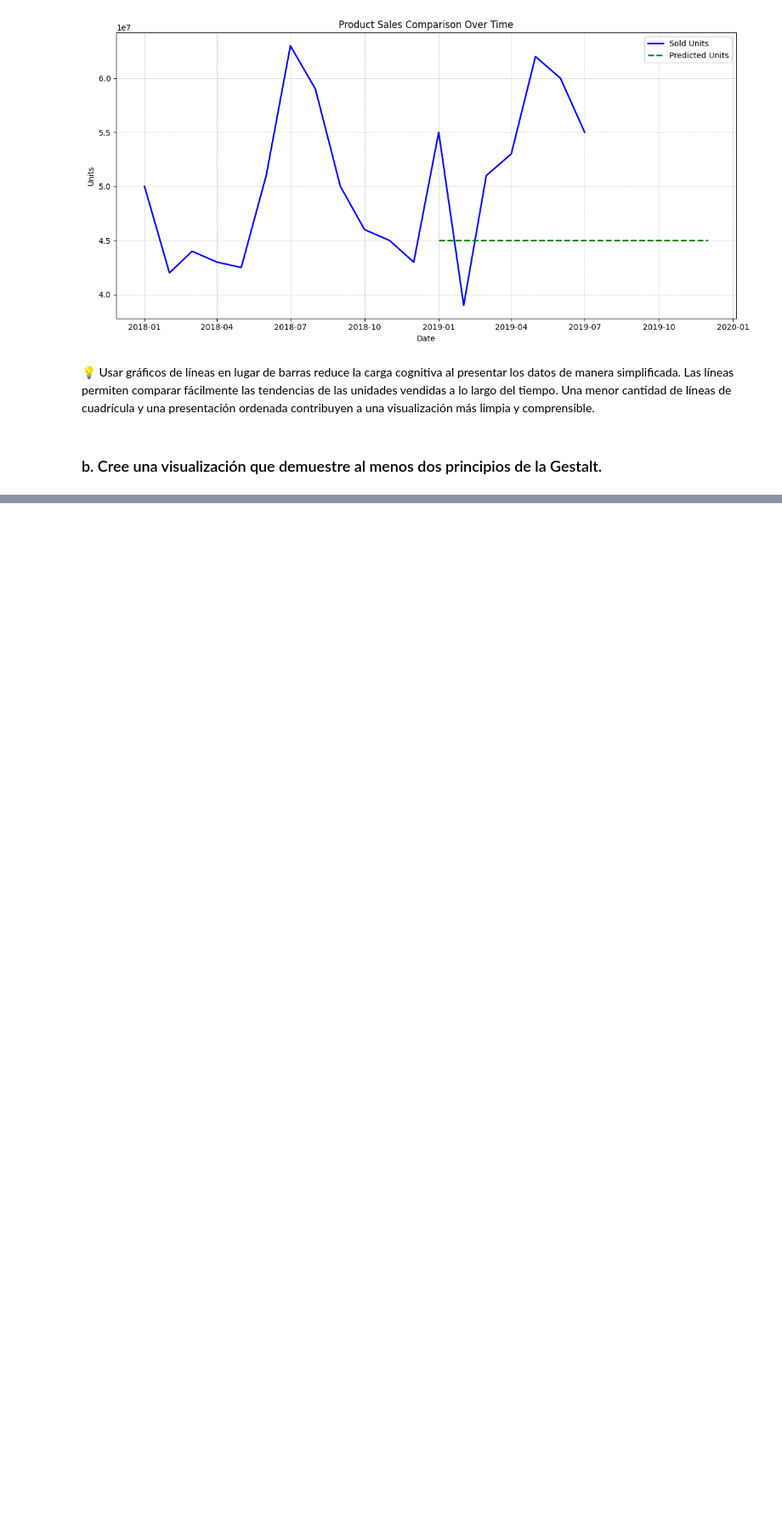
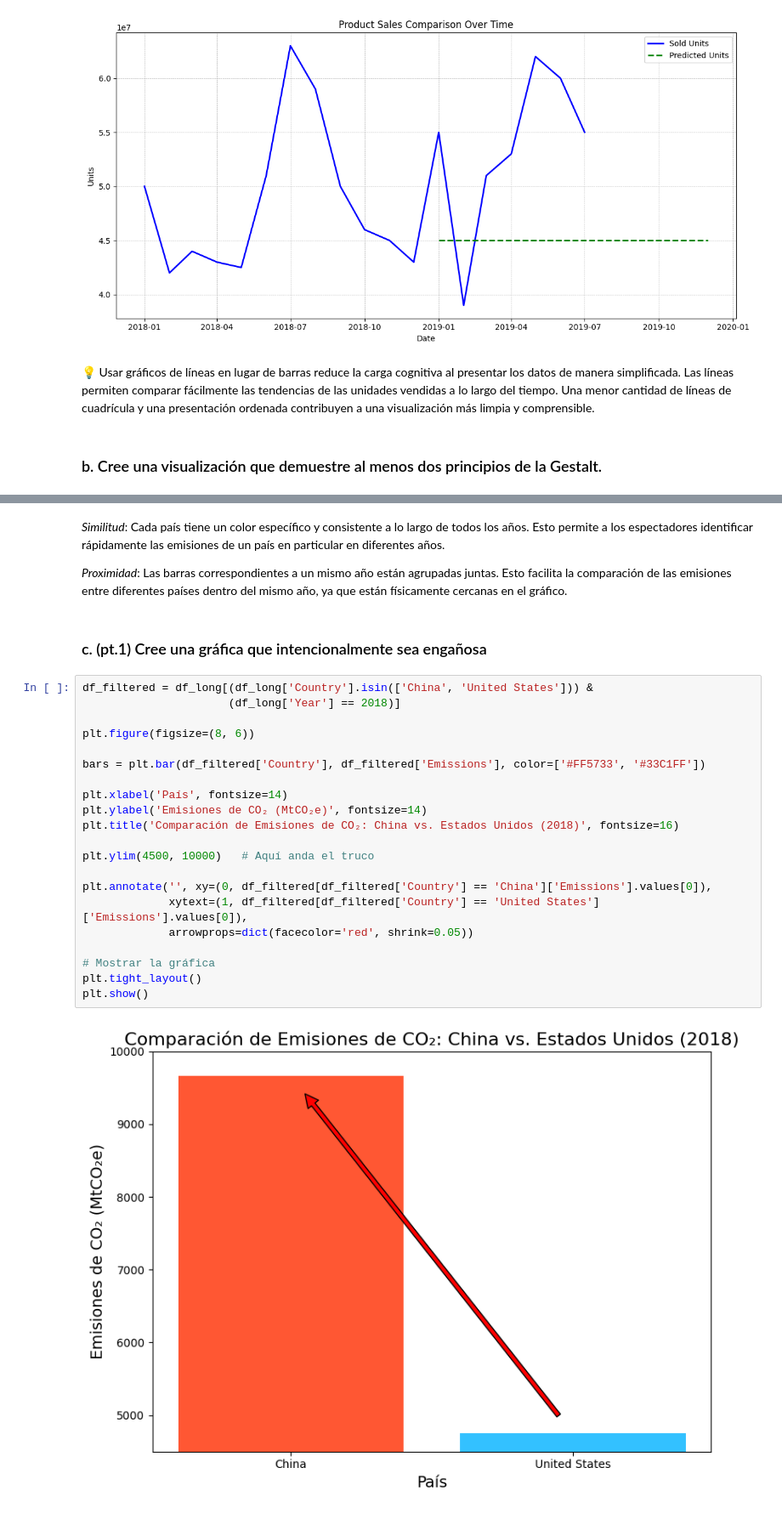
Before and after one commit to UVG-Works-Hub/data-visualization, a Jupyter notebook: additional.ipynb, the cells around one changed output, grey strips where cells are left out. Shown at 85% size. Saved outputs shown, nothing was run; the diff lists cells and outputs as text; blank space fills up the shorter version.

```diff
--- a/additional.ipynb
+++ b/additional.ipynb
@@ -88,0 +97,31 @@ plt.show()
+# %% [markdown]
+*Similitud*:
+Cada país tiene un color específico y consistente a lo largo de todos los años. Esto permite a los espectadores identificar rápidamente las emisiones de un país en particular en diferentes años. <br>
+
+*Proximidad*:
+Las barras correspondientes a un mismo año están agrupadas juntas. Esto facilita la comparación de las emisiones entre diferentes países dentro del mismo año, ya que están físicamente cercanas en el gráfico.
+# %% [markdown]
+### c. (pt.1) Cree una gráfica que intencionalmente sea engañosa
+# %%
+df_filtered = df_long[(df_long['Country'].isin(['China', 'United States'])) &
+                      (df_long['Year'] == 2018)]
+
+plt.figure(figsize=(8, 6))
+
+bars = plt.bar(df_filtered['Country'], df_filtered['Emissions'], color=['#FF5733', '#33C1FF'])
+
+plt.xlabel('País', fontsize=14)
+plt.ylabel('Emisiones de CO₂ (MtCO₂e)', fontsize=14)
+plt.title('Comparación de Emisiones de CO₂: China vs. Estados Unidos (2018)', fontsize=16)
+
+plt.ylim(4500, 10000)   # Aquí anda el truco
+
+plt.annotate('', xy=(0, df_filtered[df_filtered['Country'] == 'China']['Emissions'].values[0]),
+             xytext=(1, df_filtered[df_filtered['Country'] == 'United States']['Emissions'].values[0]),
+             arrowprops=dict(facecolor='red', shrink=0.05))
+
+# Mostrar la gráfica
+plt.tight_layout()
+plt.show()
+# %% [output]
+[figure, added]
```
Also changed, not shown: parts of 13 cells of this notebook.
